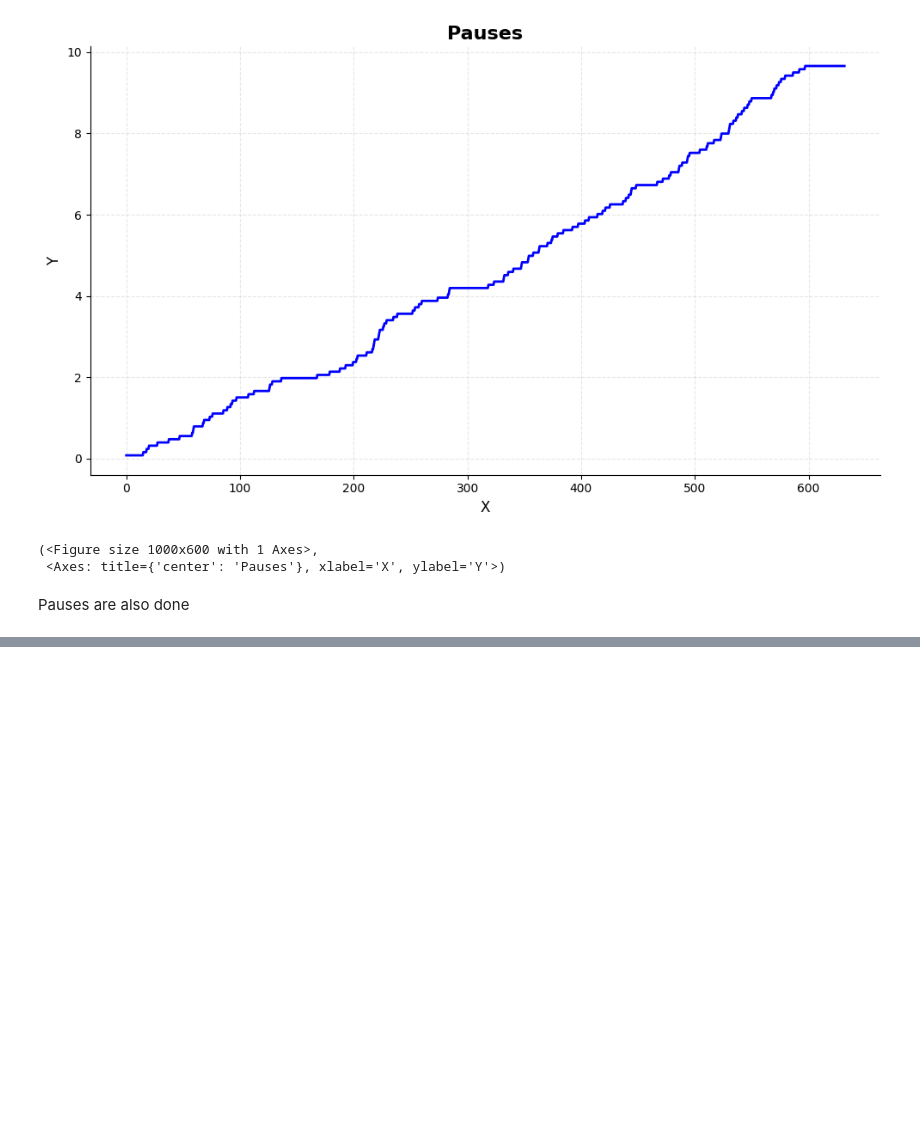
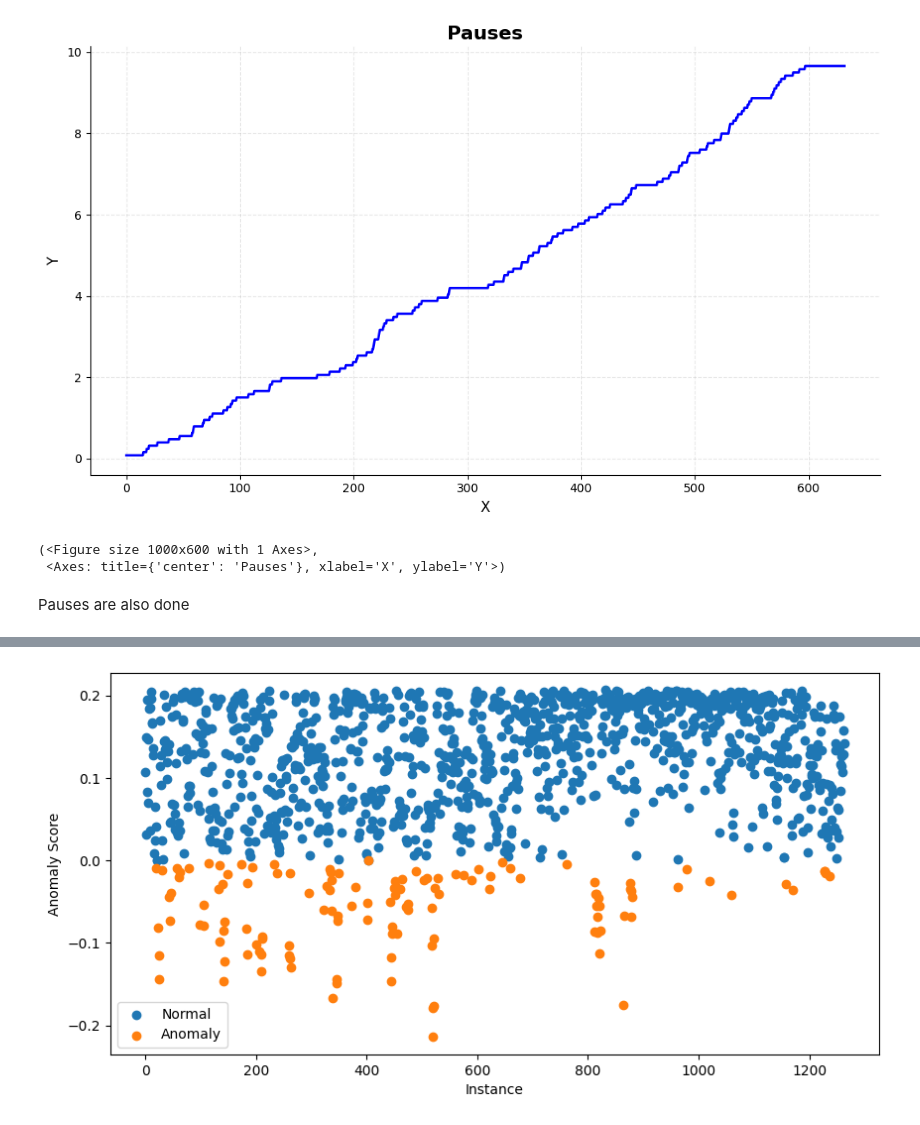
Before and after one commit to Ak62007/Multimodel-Reasoning, a Jupyter notebook: notebooks/master_df_ana.ipynb, the cells around one changed output, grey strips where cells are left out. Cells and saved outputs as stored; diff of their text form; code cells hidden in the pictures; blank space fills up the shorter version.

Commit message:
Tried Isolation Forest for anomaly detection seems to be working find i have one soncern with the hyparameter setting, tommorow i will a couple of more techniques.

```diff
--- a/notebooks/master_df_ana.ipynb
+++ b/notebooks/master_df_ana.ipynb
@@ -285,0 +381,4 @@ Pauses are also done
+# %%
+scores = iso_forest.decision_function(features)
+# %%
+results = iso_forest.predict(features)
@@ -285,0 +403,4 @@ Pauses are also done
+# %%
+test = pd.DataFrame(scores, columns=['scores'])
+# %%
+test['anomalies'] = results
@@ -285,0 +423,17 @@ Pauses are also done
+# %%
+# Visualization of the results
+plt.figure(figsize=(10, 5))
+
+# Plot normal instances
+normal = test[test['anomalies'] == 1]
+plt.scatter(normal.index, normal['scores'], label='Normal')
+
+# Plot anomalies
+anomalies = test[test['anomalies'] == -1]
+plt.scatter(anomalies.index, anomalies['scores'], label='Anomaly')
+plt.xlabel("Instance")
+plt.ylabel("Anomaly Score")
+plt.legend()
+plt.show()
+# %% [output]
+[figure, added]
```
Also changed, not shown: parts of 26 cells of this notebook, 2 other files.
